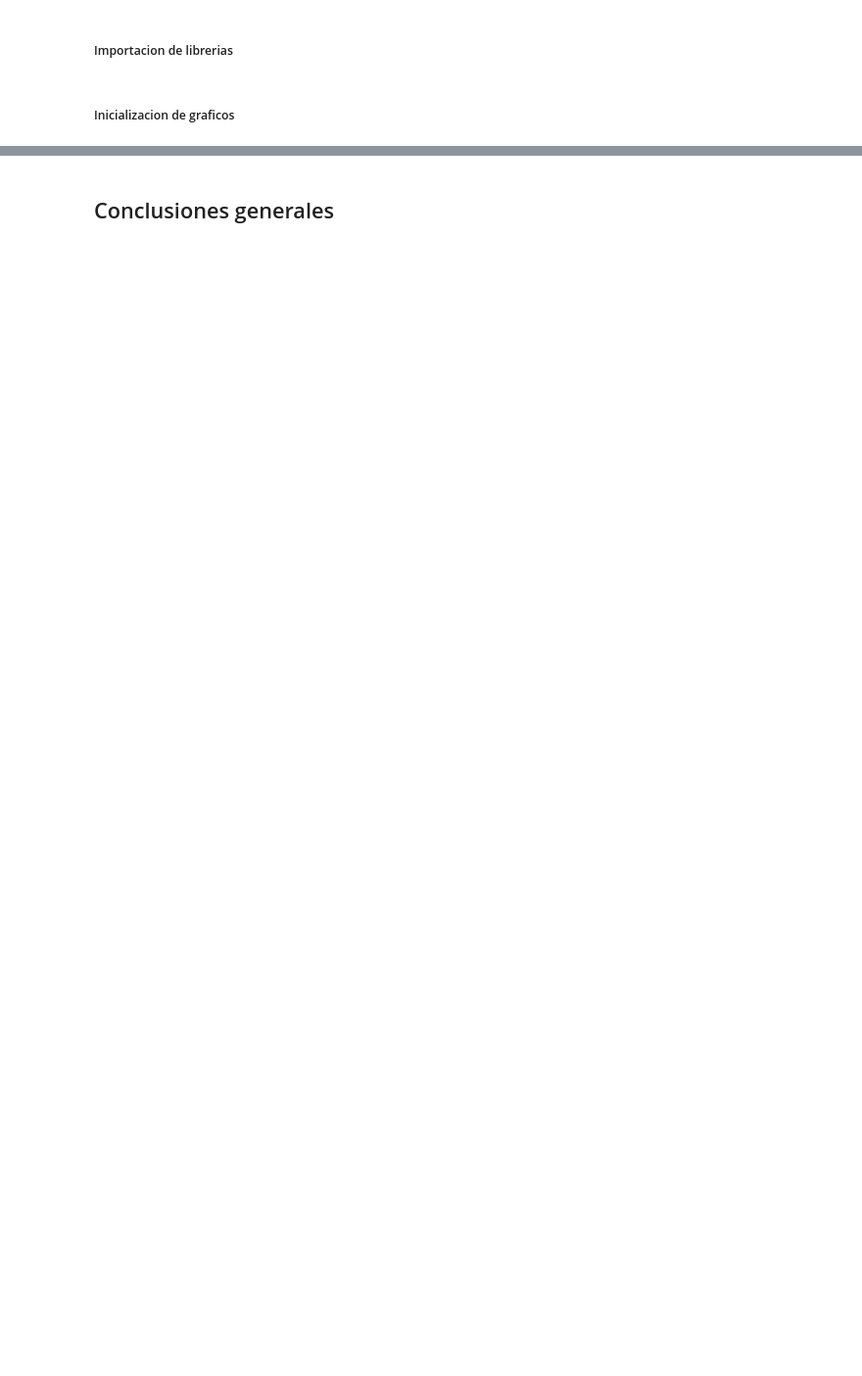
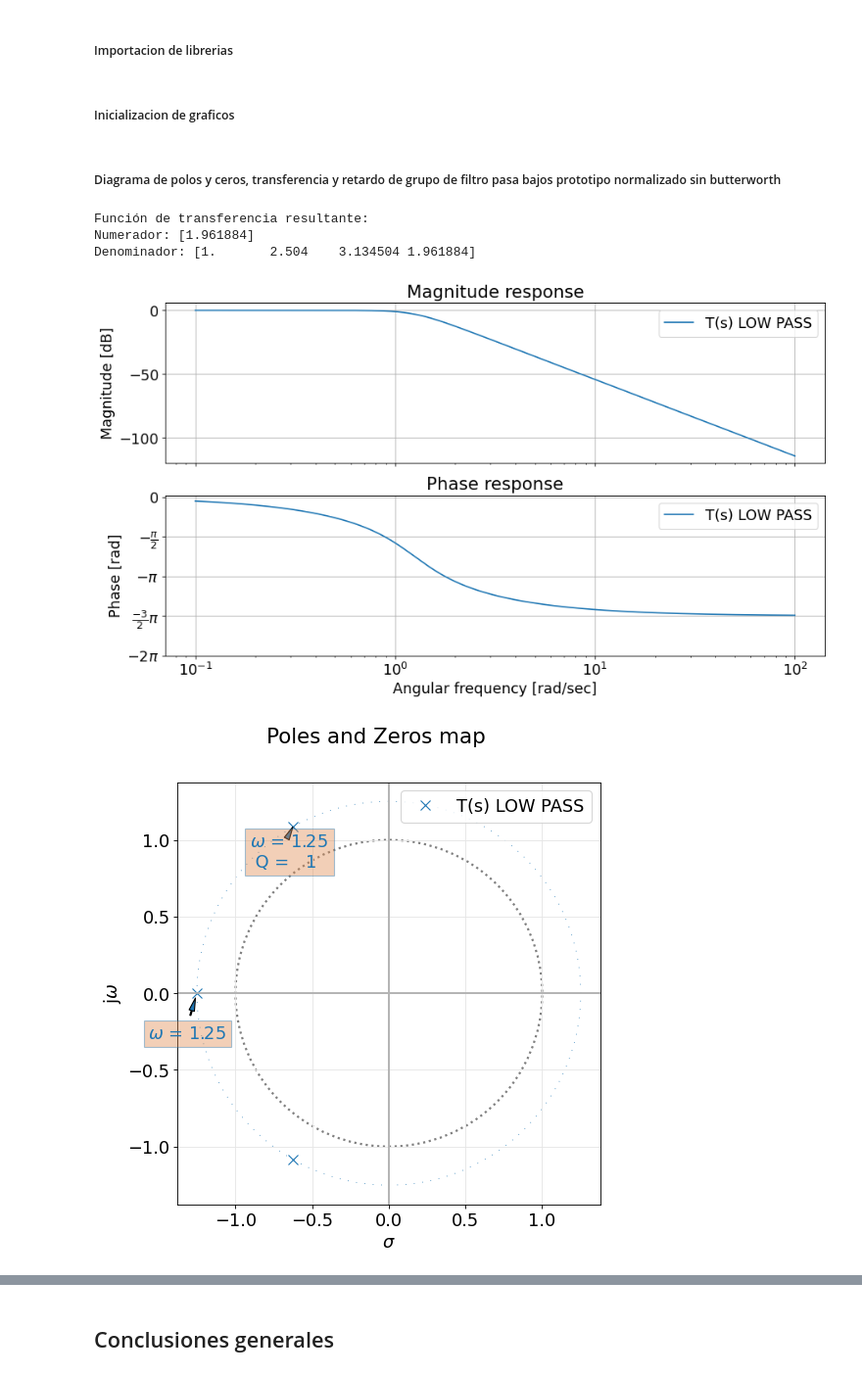
Before and after one commit to tomasalbanesi/TC2, a Jupyter notebook: Trabajos_Semanales/Trabajo_Semanal_4/TS4_Notebook_Albanesi.ipynb, the cells around one changed output, grey strips where cells are left out. Shown at 98% size. Cells and saved outputs as stored; diff of their text form; code cells hidden in the pictures; blank space fills up the shorter version.

```diff
--- a/Trabajos_Semanales/Trabajo_Semanal_4/TS4_Notebook_Albanesi.ipynb
+++ b/Trabajos_Semanales/Trabajo_Semanal_4/TS4_Notebook_Albanesi.ipynb
@@ -85,3 +81,32 @@ mpl.rcParams['figure.dpi'] = fig_dpi
 plt.rcParams.update({'font.size':fig_font_size})
 
 #%%  Fin - Inicialización de librerías
+# %% [markdown]
+##### Diagrama de polos y ceros, transferencia y retardo de grupo de filtro pasa bajos prototipo normalizado sin butterworth
+# %%
+# Definicion de numeradores y denominadores
+num_lp_n2 = [1.567]
+den_lp_n2 = [1, 1.252, 1.567]
+num_lp_n1 = [1.252]
+den_lp_n1 = [1, 1.252]
+
+# Definicion de las funciones transferencia parciales y totales
+tf_lp_n2 = signal.TransferFunction(num_lp_n2, den_lp_n2)
+tf_lp_n1 = signal.TransferFunction(num_lp_n1, den_lp_n1)
+tf_lp_n3_num = np.convolve(num_lp_n2, num_lp_n1)
+tf_lp_n3_den = np.convolve(den_lp_n2, den_lp_n1)
+tf_lp_n3 = signal.TransferFunction(tf_lp_n3_num, tf_lp_n3_den)
+
+# Muestro resultados de la funcion transferencia resultante
+print("Función de transferencia resultante:")
+print(f"Numerador: {tf_lp_n3.num}")
+print(f"Denominador: {tf_lp_n3.den}")
+
+# Analizo la funcion transferencia
+analyze_sys(tf_lp_n3, "T(s) LOW PASS")
+# %% [output]
+Función de transferencia resultante:
+Numerador: [1.961884]
+Denominador: [1.       2.504    3.134504 1.961884]
+[figure, added]
+[figure, added]
```
Also changed, not shown: parts of 26 cells of this notebook, 19 other files.
